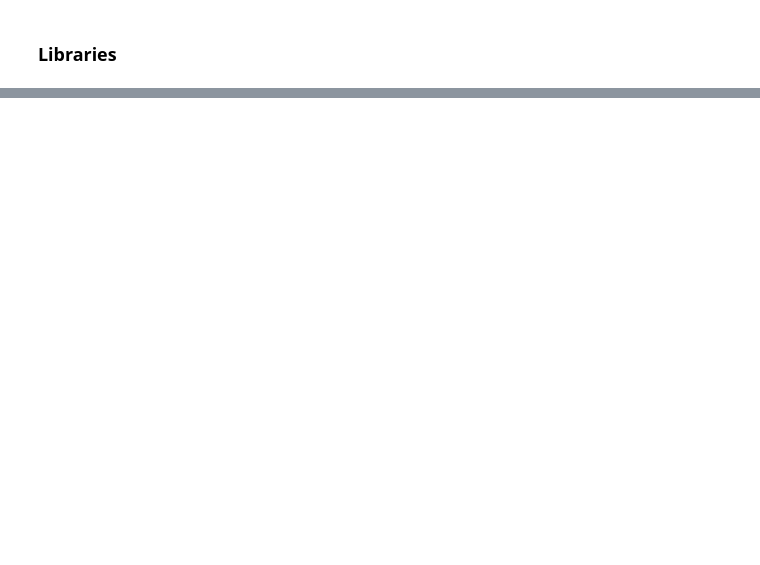
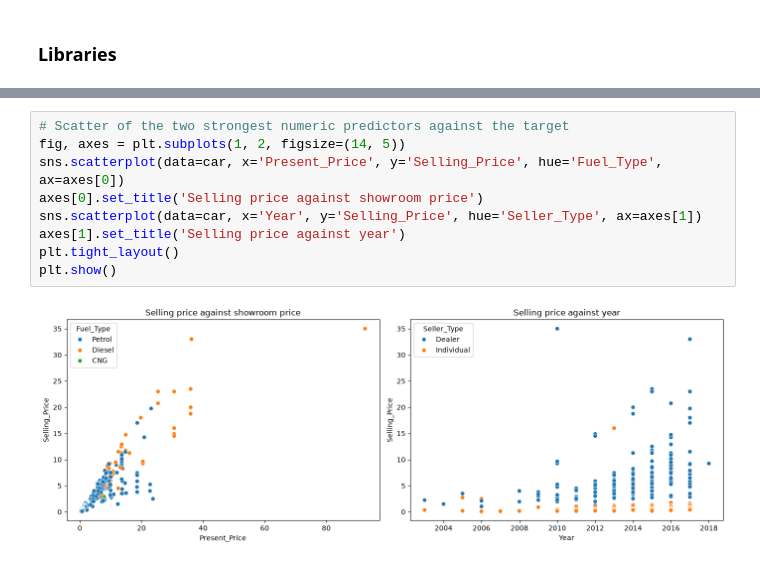
Before and after one commit to Jonathansl17/jarvis, a Jupyter notebook: car_price_regression/car_price_regression.ipynb, the cells around one changed output, grey strips where cells are left out. Drawn from its saved outputs; the diff is of its cells as text; blank space fills up the shorter version.

```diff
--- a/car_price_regression/car_price_regression.ipynb
+++ b/car_price_regression/car_price_regression.ipynb
@@ -102,0 +230,11 @@ To be developed.
+# %%
+# Scatter of the two strongest numeric predictors against the target
+fig, axes = plt.subplots(1, 2, figsize=(14, 5))
+sns.scatterplot(data=car, x='Present_Price', y='Selling_Price', hue='Fuel_Type', ax=axes[0])
+axes[0].set_title('Selling price against showroom price')
+sns.scatterplot(data=car, x='Year', y='Selling_Price', hue='Seller_Type', ax=axes[1])
+axes[1].set_title('Selling price against year')
+plt.tight_layout()
+plt.show()
+# %% [output]
+[figure, added]
```
Also changed, not shown: parts of 59 cells of this notebook, 1 other file.
